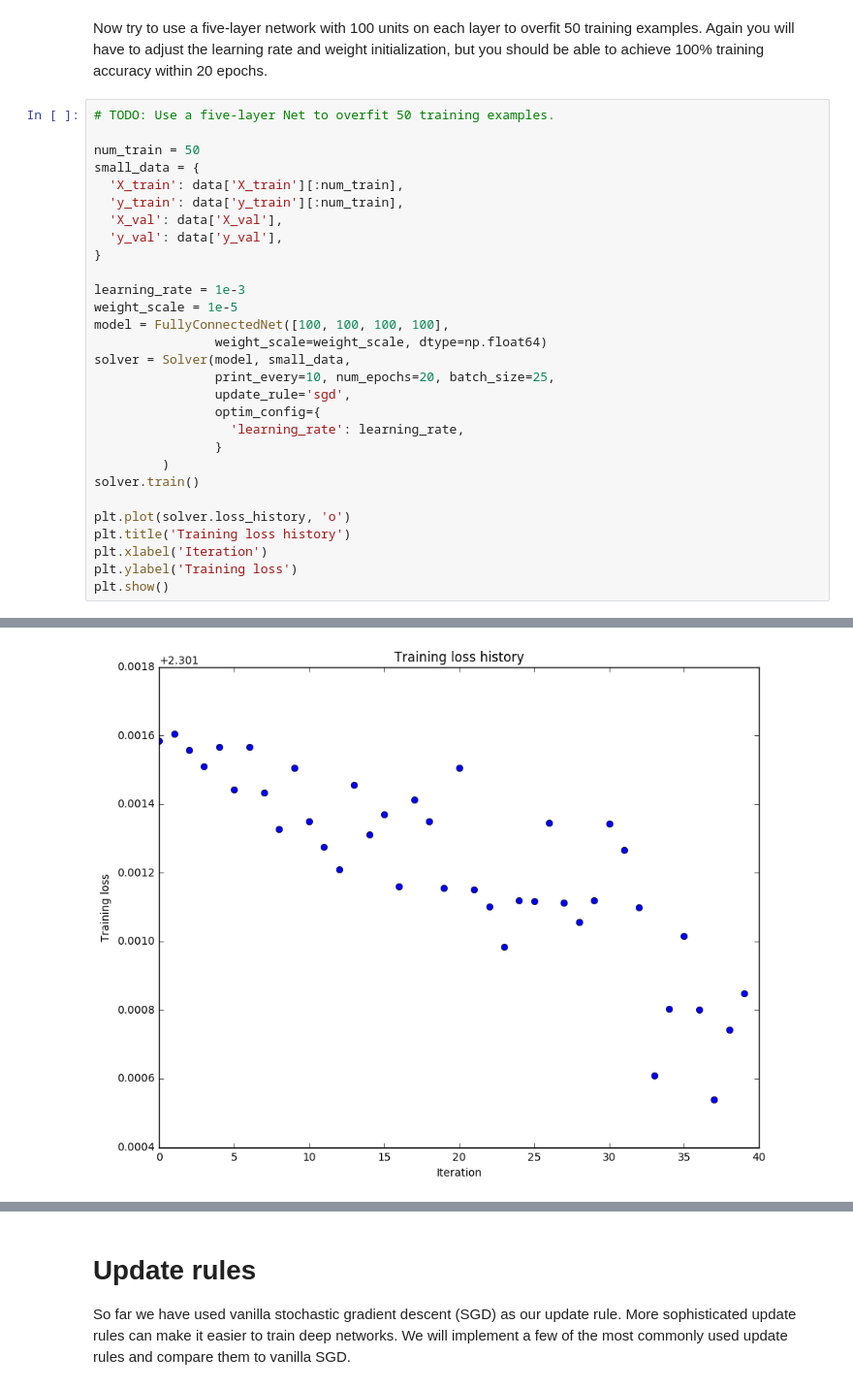
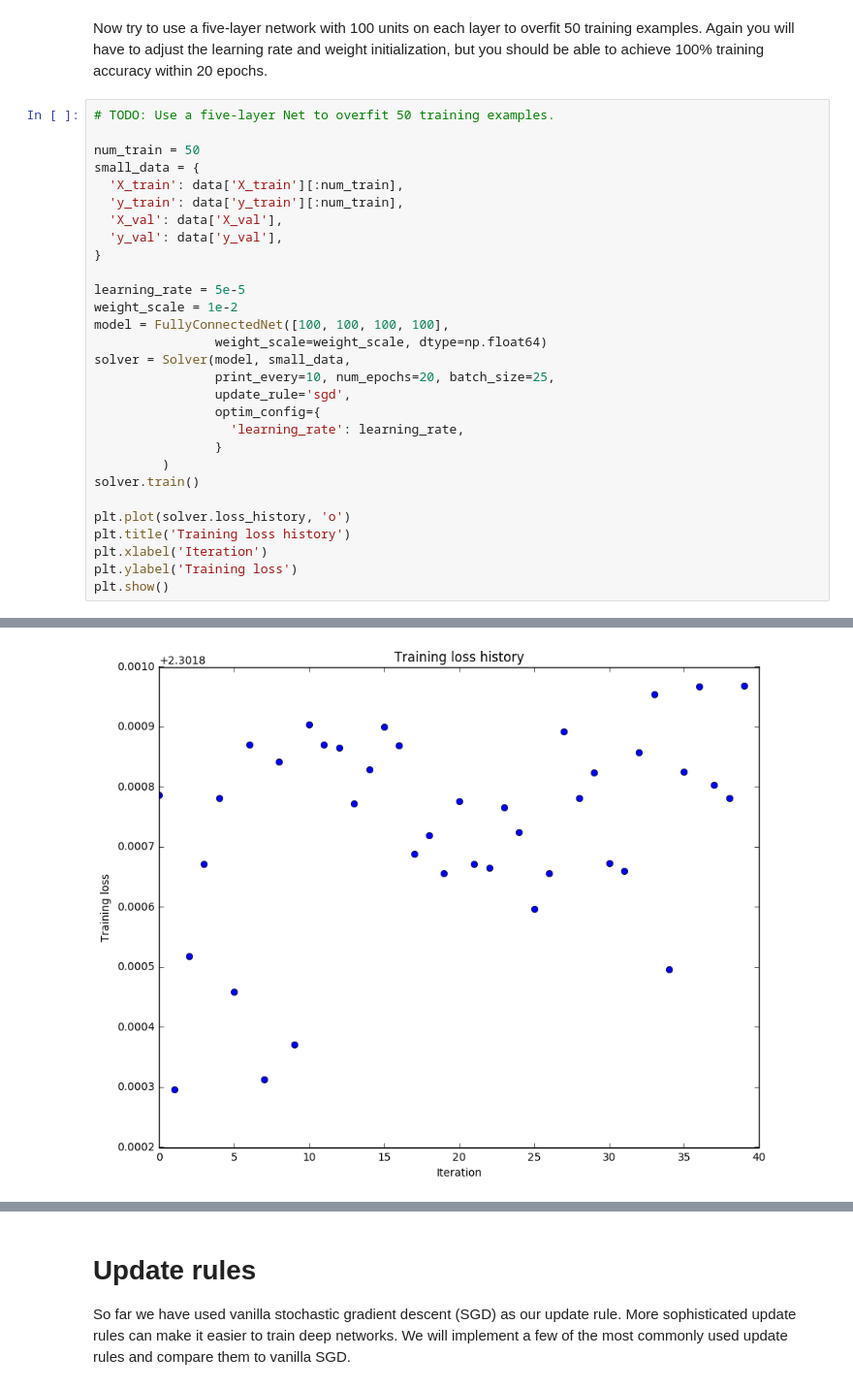
Before and after one commit to ayush29feb/cs231n, a Jupyter notebook: assignment2/FullyConnectedNets.ipynb, the cells around one changed output, grey strips where cells are left out. Shown at 97% size. Saved outputs shown, nothing was run; the diff lists cells and outputs as text.

```diff
--- a/assignment2/FullyConnectedNets.ipynb
+++ b/assignment2/FullyConnectedNets.ipynb
@@ -473,8 +473,8 @@ small_data = {
   'y_val': data['y_val'],
 }
 
-learning_rate = 1e-3
-weight_scale = 1e-5
+learning_rate = 5e-5
+weight_scale = 1e-2
 model = FullyConnectedNet([100, 100, 100, 100],
                 weight_scale=weight_scale, dtype=np.float64)
 solver = Solver(model, small_data,
@@ -512,4 +512,4 @@ plt.show()
-[figure, old version]
+[figure, new version]
 # %% [markdown]
 # Inline question:
 Did you notice anything about the comparative difficulty of training the three-layer net vs training the five layer net?
```
Also changed, not shown: parts of 10 cells of this notebook, 1 other file.
